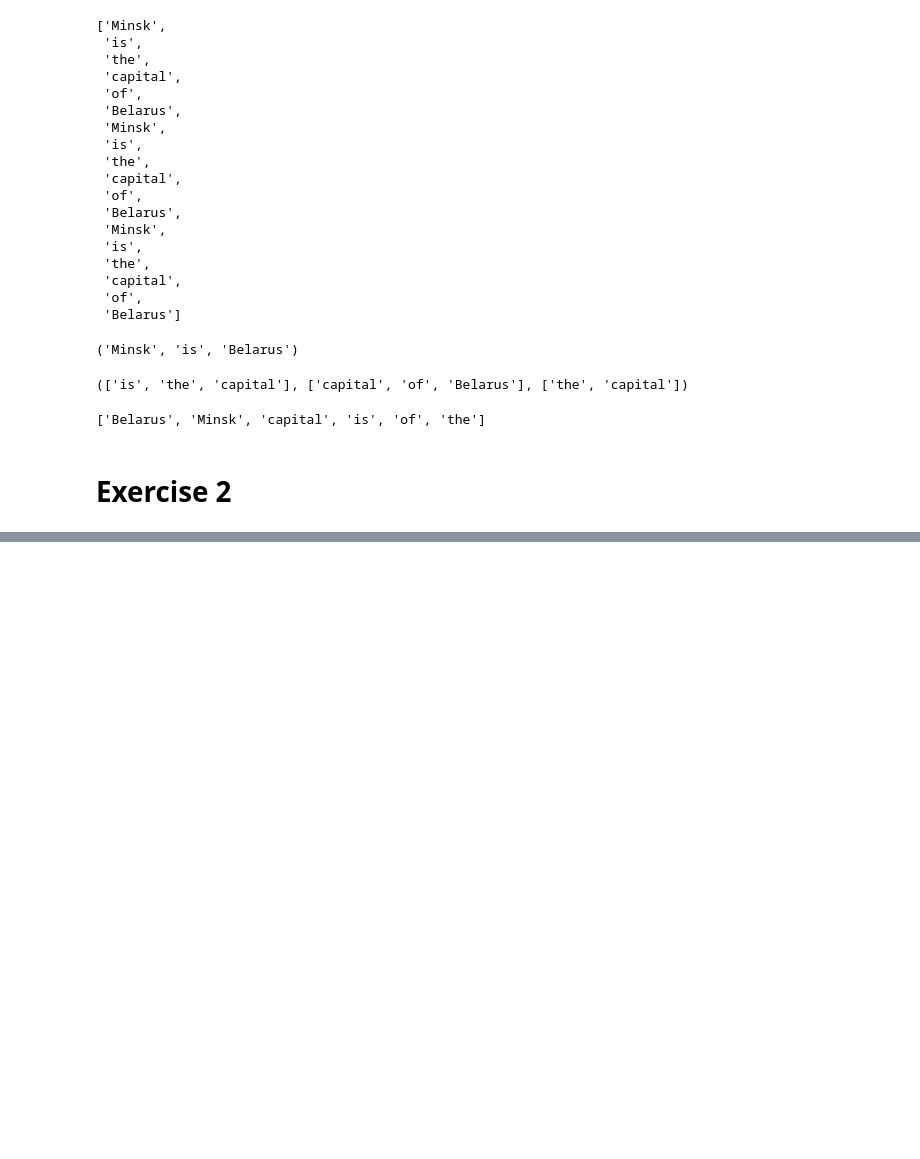
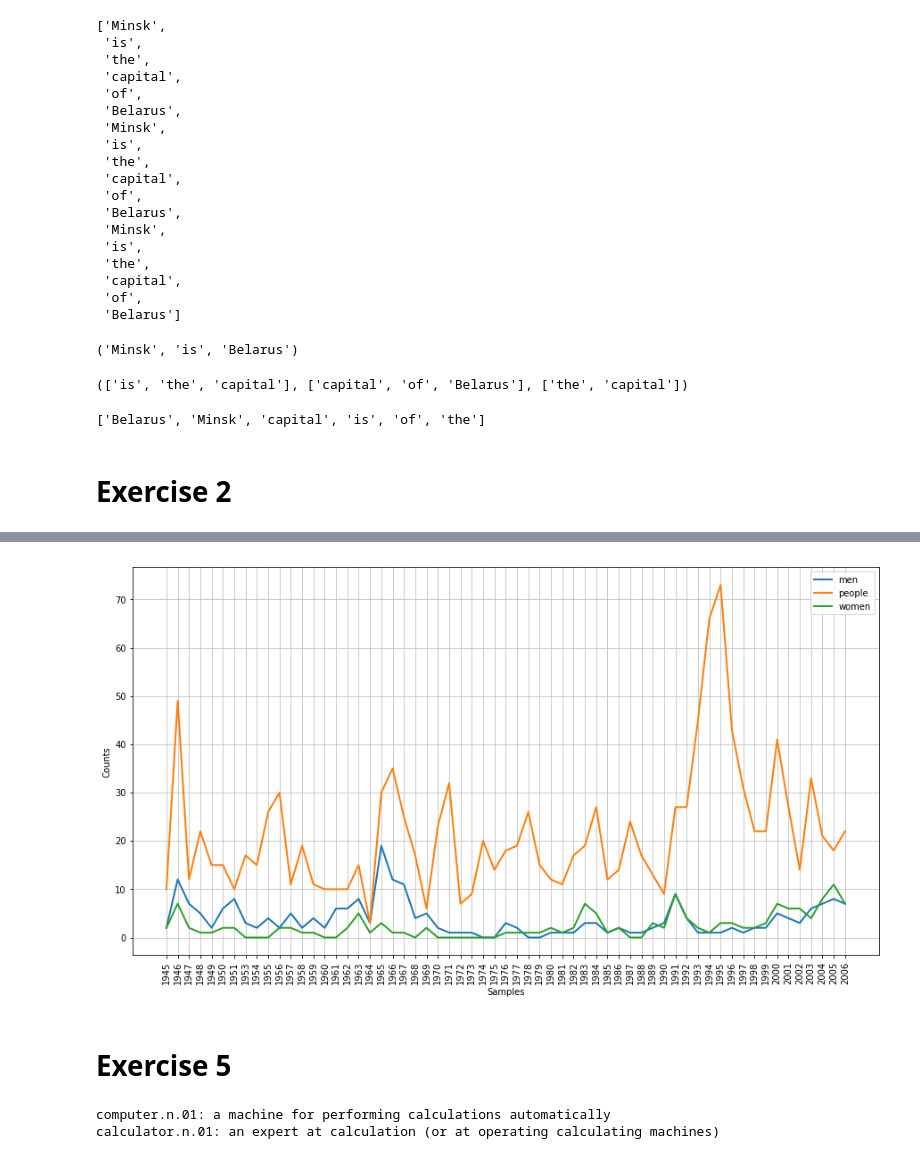
Before and after one commit to rjafarau/nltk-book, a Jupyter notebook: solutions/chapter_02.ipynb, the cells around one changed output, grey strips where cells are left out. Saved outputs shown, nothing was run; the diff lists cells and outputs as text; code cells hidden in the pictures; blank space fills up the shorter version.

```diff
--- a/solutions/chapter_02.ipynb
+++ b/solutions/chapter_02.ipynb
@@ -61,0 +134,14 @@ sorted(phrase)
+# %%
+cfd_time = ConditionalFreqDist(
+    (w.lower(), file[:4])
+    for file in state_union.fileids()
+    for w in state_union.words(file)
+    if w.lower() in ['men', 'women', 'people']
+)
+# %%
+plt.figure(figsize=(15, 8))
+cfd_time.plot()
+# %% [output]
+[figure, added]
+# %% [markdown]
+# Exercise 5
@@ -61,0 +150,6 @@ sorted(phrase)
+# %%
+for synset in wordnet.synsets('computer', 'n'):
+    print(synset.name() + ':', synset.definition())
+# %% [output]
+computer.n.01: a machine for performing calculations automatically
+calculator.n.01: an expert at calculation (or at operating calculating machines)
```
Also changed, not shown: parts of 59 cells of this notebook.
